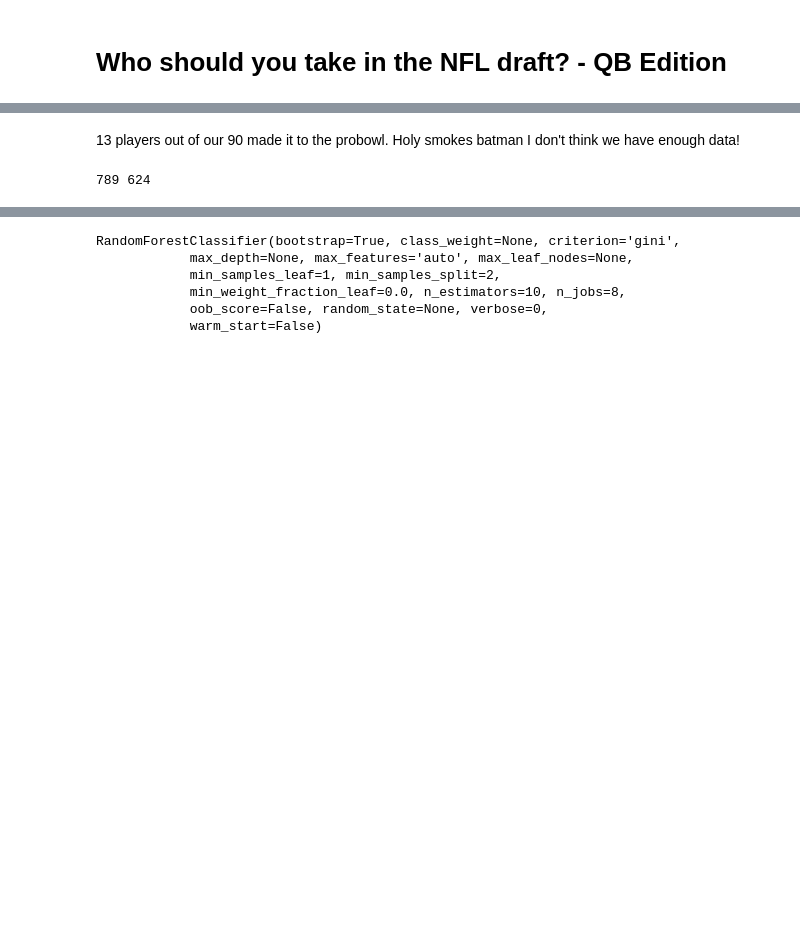
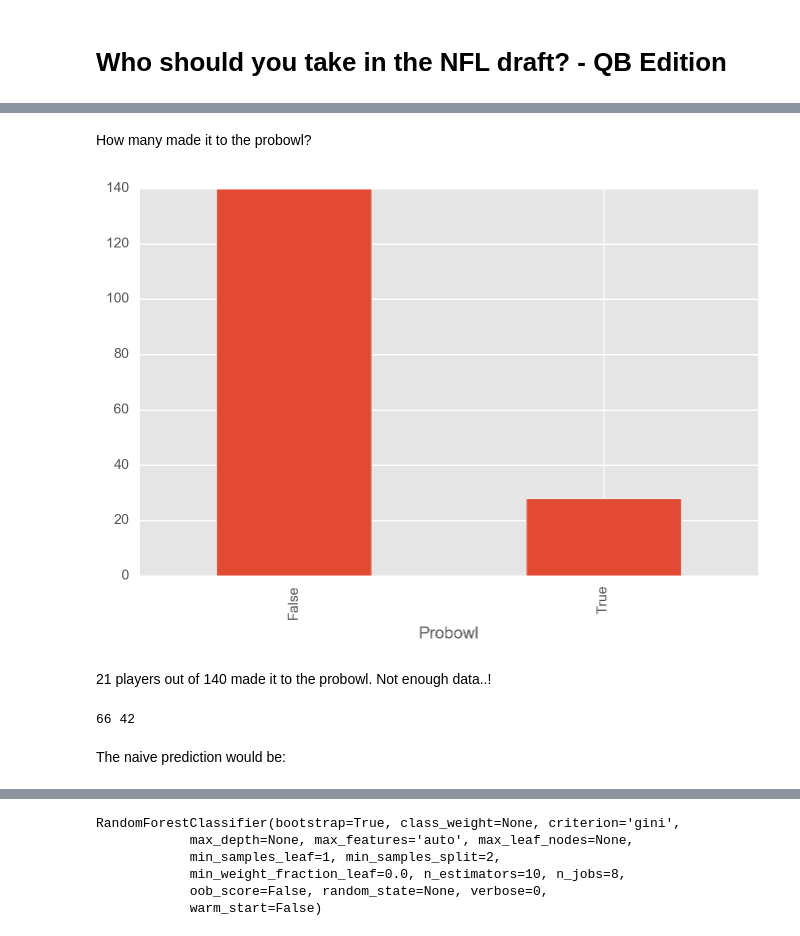
Before and after one commit to richardagalvez/NFLAnalysis, a Jupyter notebook: QB.ipynb, the cells around one changed output, grey strips where cells are left out. Saved outputs shown, nothing was run; the diff lists cells and outputs as text; code cells hidden in the pictures; blank space fills up the shorter version.

```diff
--- a/QB.ipynb
+++ b/QB.ipynb
@@ -75,20 +36,33 @@ dtype: int64
+# %% [markdown]
+How many made it to the probowl?
+# %%
+df_qb.groupby('Probowl').size().sort_values(ascending=False).head(n=10).plot(kind='bar');
+# %% [output]
+[figure, added]
 # %% [markdown]
-13 players out of our 90 made it to the probowl. Holy smokes batman I don't think we have enough data!
+21 players out of 140 made it to the probowl. Not enough data..!
 # %%
-cutoff_year = 2010
+cutoff_year = 2003
+important_cols = ['Wt', '40YD', 'Height_inches', 'Probowl']
+df = df_qb
 
-df_train   = df[df['Year'] < cutoff_year]
-df_test = df[df['Year'] >= cutoff_year]
+df_train   = df[(df['Year'] > cutoff_year) & (df['Year'] < 2010)]
+df_test    = df[df['Year'] <= cutoff_year]
 
-X_train = df_train[feature_cols]
+df_train = df_train[important_cols].dropna()
+df_test  = df_test[important_cols].dropna()
+
+X_train = df_train.drop('Probowl',1)
+X_test  = df_test.drop('Probowl',1)
+
 y_train = df_train.Probowl
-
-X_test = df_test[feature_cols]
 y_test = df_test.Probowl
 
 print(len(y_train), len(y_test))
 # %% [output]
-789 624
+66 42
+# %% [markdown]
+The naive prediction would be:
 # %%
 1 - df_train.groupby('Probowl').size()[1]/df_train.groupby('Probowl').size()[0]
 # %% [output]
```
Also changed, not shown: parts of 11 cells of this notebook.
